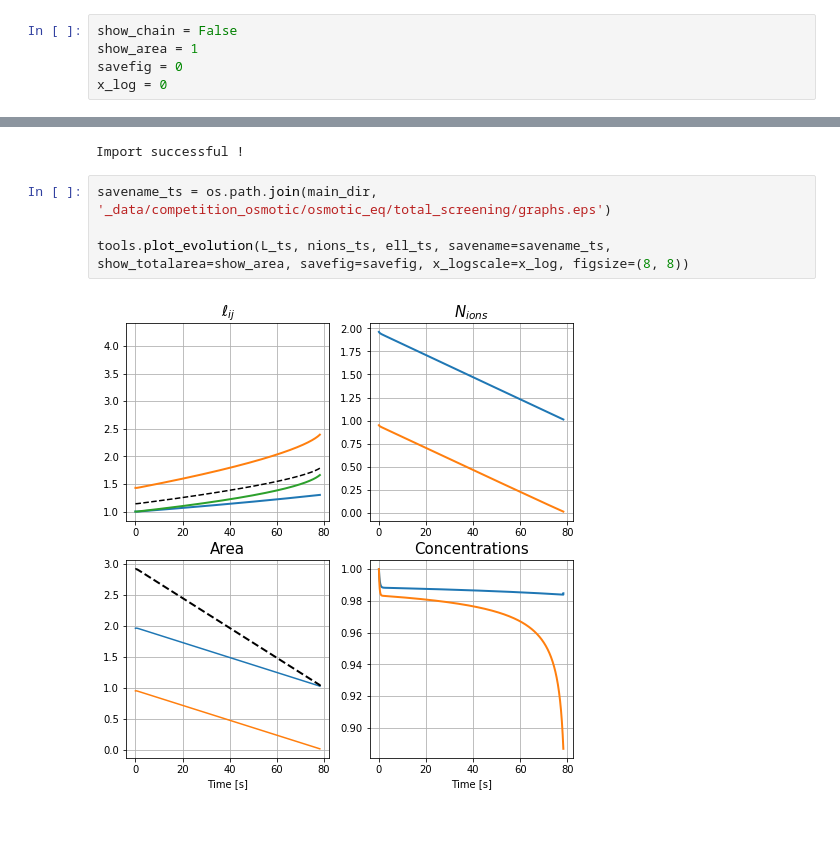
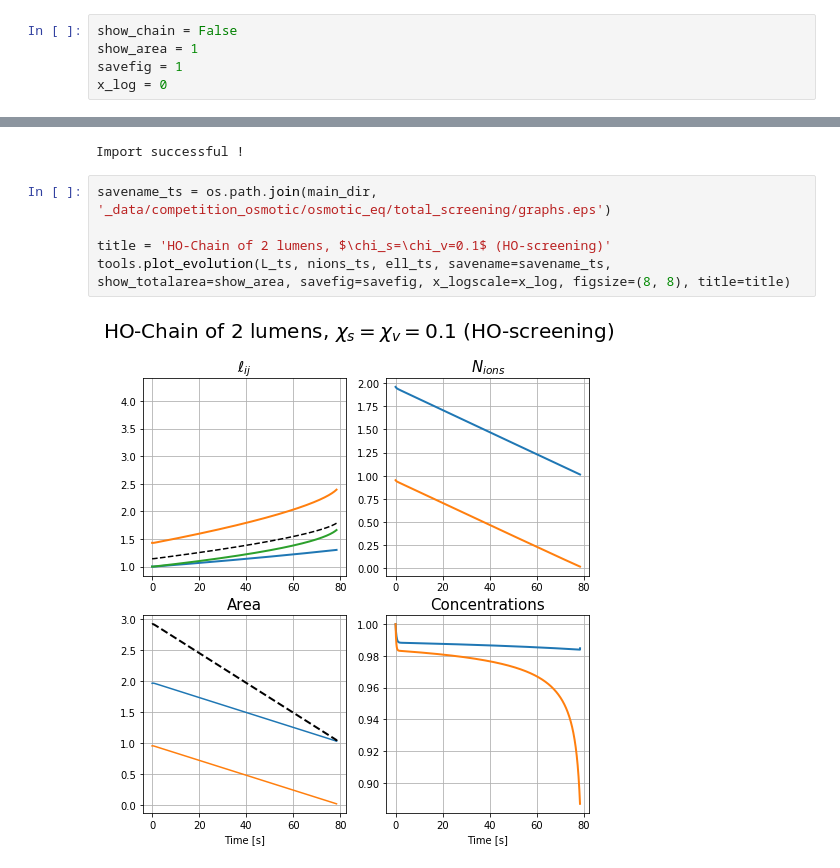
Before and after one commit to VirtualEmbryo/hydroosmotic_chain, a Jupyter notebook: _notebook/osmotic_competition.ipynb, the cells around one changed output, grey strips where cells are left out. Cells and saved outputs as stored; diff of their text form; blank space fills up the shorter version.

```diff
--- a/_notebook/osmotic_competition.ipynb
+++ b/_notebook/osmotic_competition.ipynb
@@ -22,7 +24,7 @@ data_dir = '_data'
 # %%
 show_chain = False
 show_area = 1
-savefig = 0
+savefig = 1
 x_log = 0
 # %% [markdown]
 ## No Screening
@@ -109,6 +114,7 @@ Import successful !
 # %%
 savename_ts = os.path.join(main_dir, '_data/competition_osmotic/osmotic_eq/total_screening/graphs.eps')
 
-tools.plot_evolution(L_ts, nions_ts, ell_ts, savename=savename_ts, show_totalarea=show_area, savefig=savefig, x_logscale=x_log, figsize=(8, 8))
+title = 'HO-Chain of 2 lumens, $\chi_s=\chi_v=0.1$ (HO-screening)'
+tools.plot_evolution(L_ts, nions_ts, ell_ts, savename=savename_ts, show_totalarea=show_area, savefig=savefig, x_logscale=x_log, figsize=(8, 8), title=title)
 # %% [output]
-[figure, old version]
+[figure, new version]
```
Also changed, not shown: parts of 15 cells of this notebook, 12 other files.
